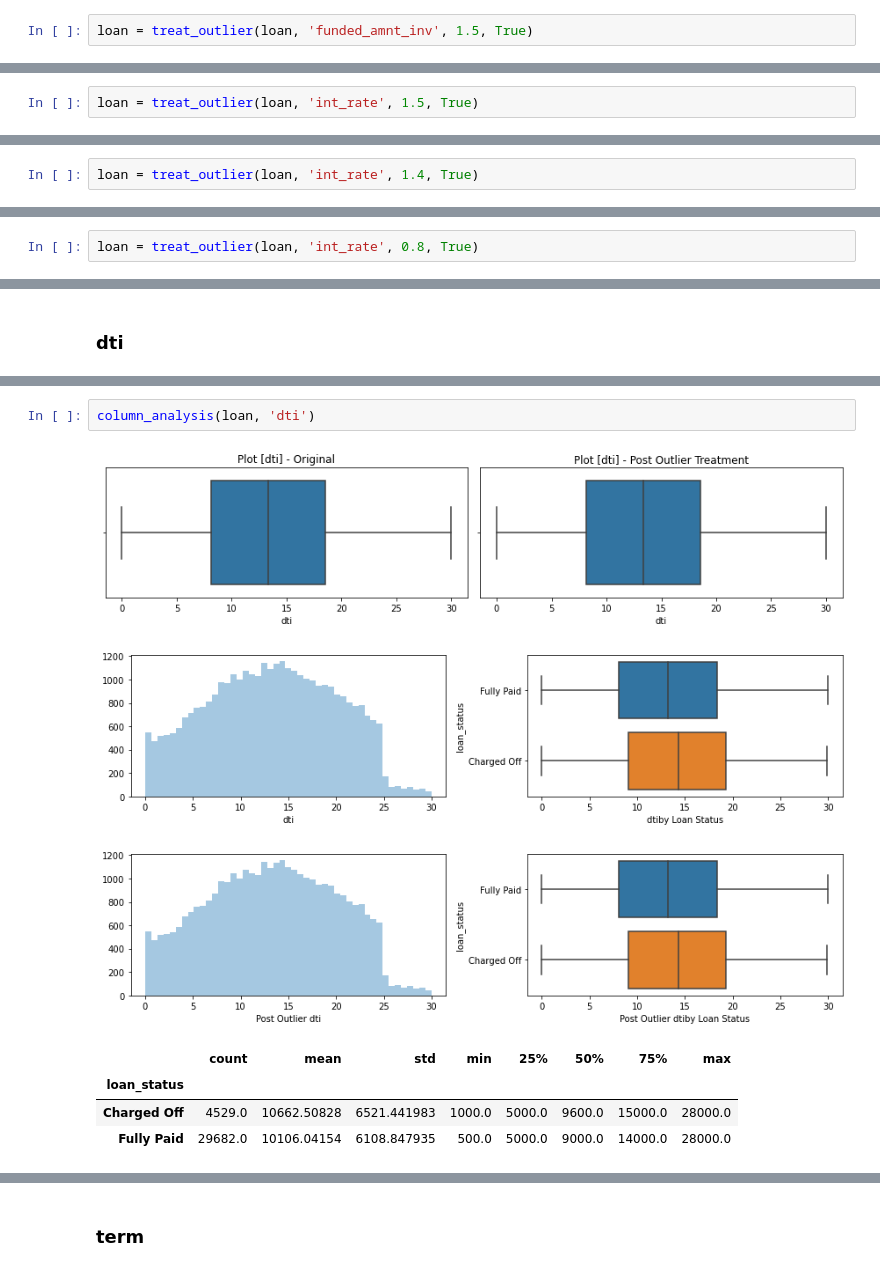
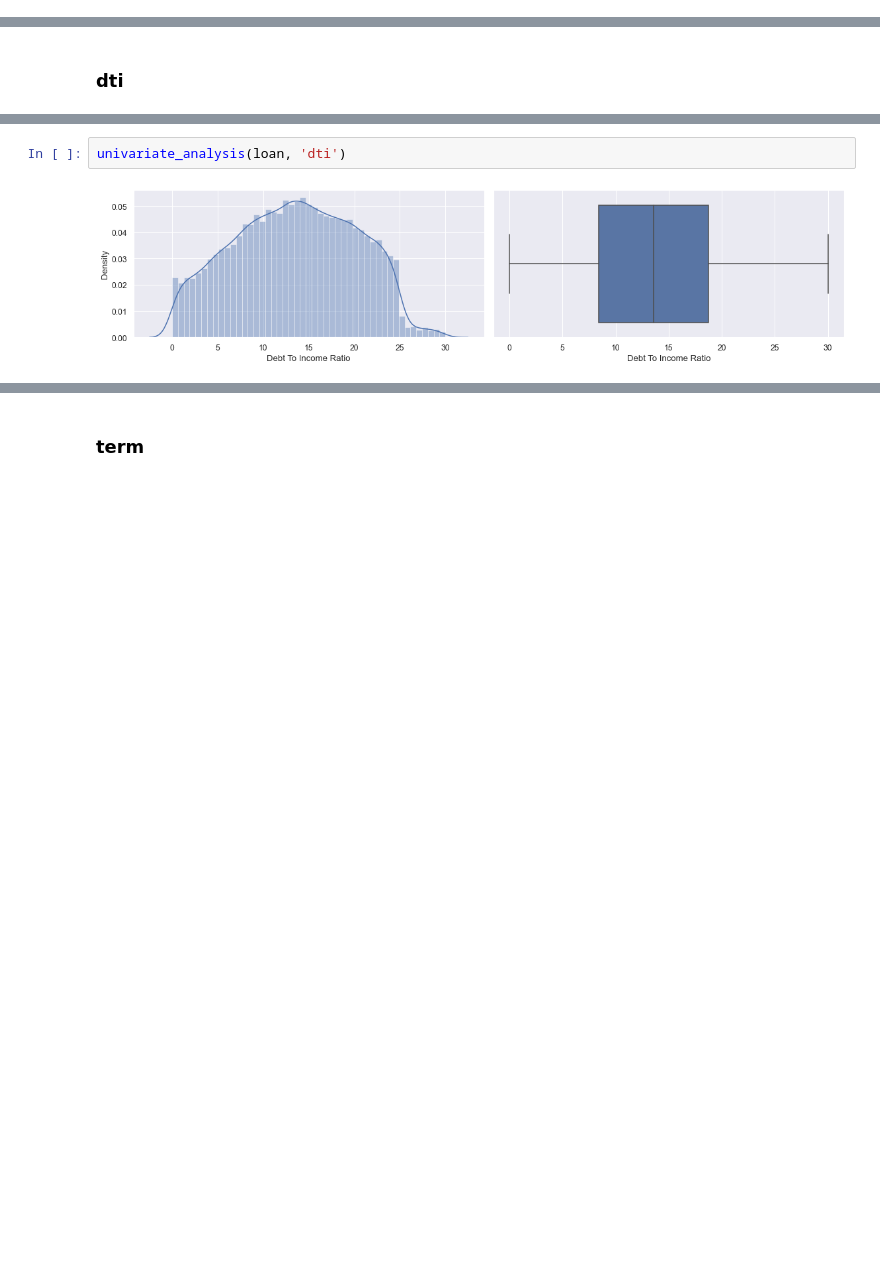
Before and after one commit to slahiri/LendingClubCaseStudy, a Jupyter notebook: Siddhartha_Lahiri.ipynb, the cells around one changed output, grey strips where cells are left out. Saved outputs shown, nothing was run; the diff lists cells and outputs as text; blank space fills up the shorter version.

Commit message:
with complete analysis

```diff
--- a/Siddhartha_Lahiri.ipynb
+++ b/Siddhartha_Lahiri.ipynb
@@ -756,2 +1001,0 @@ column_analysis(loan, 'funded_amnt_inv')
-# %%
-loan = treat_outlier(loan, 'funded_amnt_inv', 1.5, True)
@@ -785,2 +1010,0 @@ column_analysis(loan, 'int_rate')
-# %%
-loan = treat_outlier(loan, 'int_rate', 1.5, True)
@@ -814,2 +1019,0 @@ column_analysis(loan, 'installment', 1.4)
-# %%
-loan = treat_outlier(loan, 'int_rate', 1.4, True)
@@ -843,2 +1028,0 @@ column_analysis(loan, 'annual_inc', 0.8)
-# %%
-loan = treat_outlier(loan, 'int_rate', 0.8, True)
@@ -862,10 +1034,4 @@ Name: dti, dtype: float64
 # %%
-column_analysis(loan, 'dti')
+univariate_analysis(loan, 'dti')
 # %% [output]
-[figure, old version]
+[figure, new version]
-[figure, removed]
-[figure, removed]
-|  | count | mean | std | min | 25% | 50% | 75% | max |
-| loan_status |  |  |  |  |  |  |  |  |
-| Charged Off | 4529.0 | 10662.50828 | 6521.441983 | 1000.0 | 5000.0 | 9600.0 | 15000.0 | 28000.0 |
-| Fully Paid | 29682.0 | 10106.04154 | 6108.847935 | 500.0 | 5000.0 | 9000.0 | 14000.0 | 28000.0 |
```
Also changed, not shown: parts of 227 cells of this notebook.
